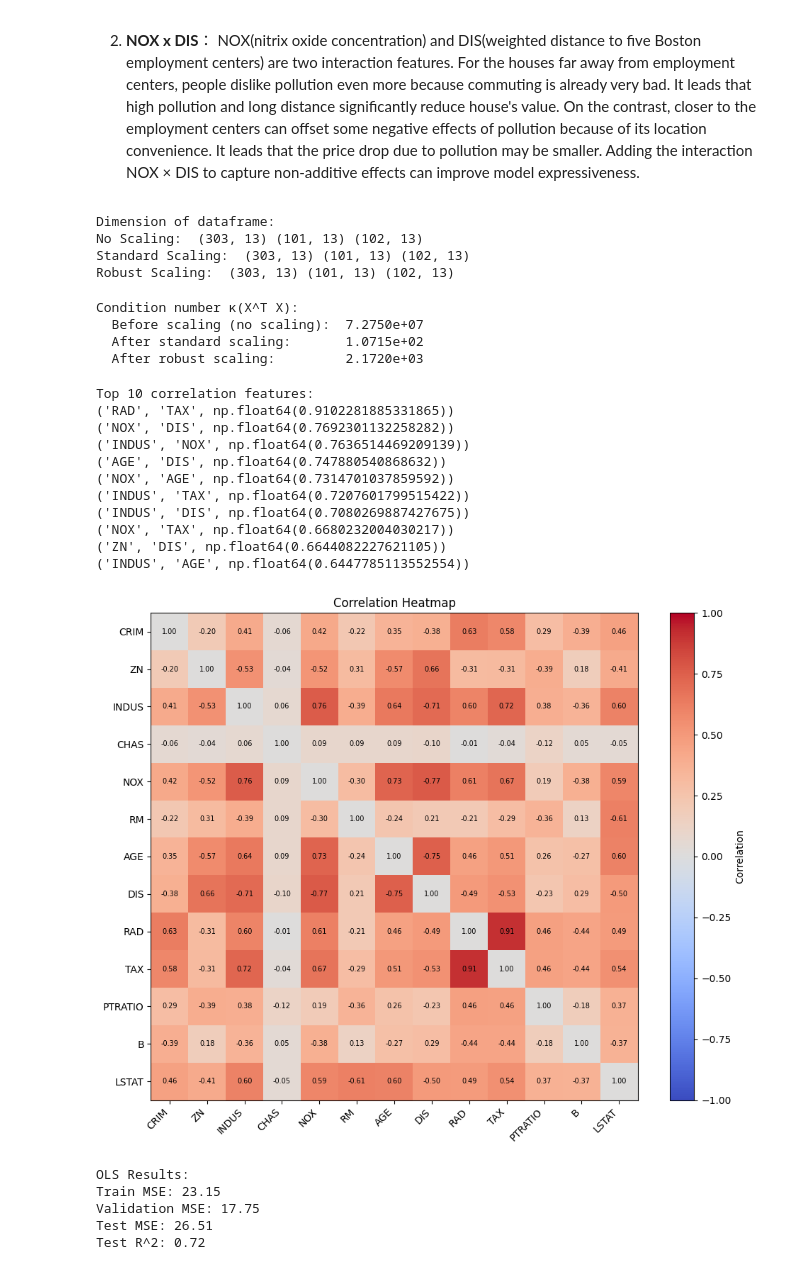
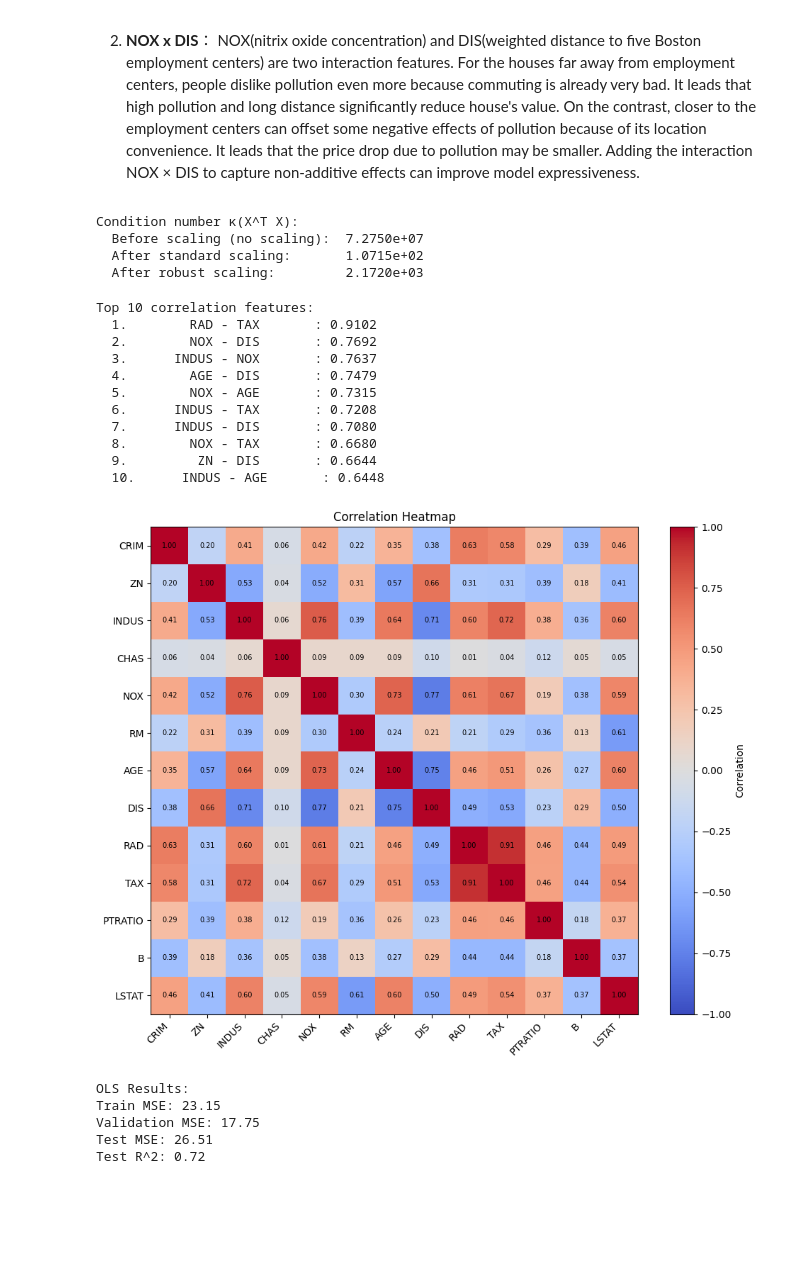
Before and after one commit to XinyaChen0216/Machine-Learning-Regression-Regularization-on-Housing-Data, a Jupyter notebook: assignment2.ipynb, the cells around one changed output. Cells and saved outputs as stored; diff of their text form; code cells hidden in the pictures; blank space fills up the shorter version.

Commit message:
before updating intercept

```diff
--- a/assignment2.ipynb
+++ b/assignment2.ipynb
@@ -105,6 +107,9 @@ RM(average number of rooms per dwelling)and LSTAT(% lower status of the populati
 NOX(nitrix oxide concentration) and DIS(weighted distance to five Boston employment centers) are two interaction features. For the houses far away from employment centers, people dislike pollution even more because commuting is already very bad. It leads that high pollution and long distance significantly reduce house's value. On the contrast, closer to the employment centers can offset some negative effects of pollution because of its location convenience. It leads that the price drop due to pollution may be smaller. Adding the interaction NOX × DIS to capture non-additive effects can improve model expressiveness.
 # %%
 #3. Run the full pipeline under three scaling settings:
+def add_intercept(X):
+    """Add column of ones for intercept."""
+    return np.hstack([np.ones((X.shape[0], 1)), X])
 
 X_train = train_df.to_numpy(dtype=float)
 X_val = validation_df.to_numpy(dtype=float)
@@ -164,15 +169,10 @@ train_robust_scaling = robust_scaler_transform(X_train, median, iqr)
 validation_robust_scaling = robust_scaler_transform(X_val, median, iqr)
 test_robust_scaling = robust_scaler_transform(X_test, median, iqr)
 
-print("Dimension of dataframe: ")
-print("No Scaling: ", train_no_scale.shape, validation_no_scale.shape, test_no_scale.shape)
-print("Standard Scaling: ", train_standard_scaling.shape, validation_standard_scaling.shape, test_standard_scaling.shape)
-print("Robust Scaling: ", train_robust_scaling.shape, validation_robust_scaling.shape, test_robust_scaling.shape)
+# print("Dimension of dataframe: ")
+# print("No Scaling: ", train_no_scale.shape, validation_no_scale.shape, test_no_scale.shape)
+# print("Standard Scaling: ", train_standard_scaling.shape, validation_standard_scaling.shape, test_standard_scaling.shape)
+# print("Robust Scaling: ", train_robust_scaling.shape, validation_robust_scaling.shape, test_robust_scaling.shape)
-# %% [output]
-Dimension of dataframe:
-No Scaling:  (303, 13) (101, 13) (102, 13)
-Standard Scaling:  (303, 13) (101, 13) (102, 13)
-Robust Scaling:  (303, 13) (101, 13) (102, 13)
 # %%
 #4. Compute and report:
 #• Condition number κ(X⊤X) (np.linalg.cond(XtX)) before and after scaling
@@ -199,65 +199,64 @@ Condition number κ(X^T X):
 # Top-10 absolute correlations among features(heatmap allowed)
 
 #.corr() -> computers Pearson correlation between features
-corr_matrix = df[features].corr()
-abs_corr_matrix = corr_matrix.abs()
+corr_matrix = df[features].corr().abs()
 
-#zero out diagonal -> each features is correlated with itself =1
-corr_values = abs_corr_matrix.values.copy()
-np.fill_diagonal(corr_values,0)
-abs_corr_matrix = pd.DataFrame(corr_values, index=abs_corr_matrix.index, columns=abs_corr_matrix.columns)
-
+# #zero out diagonal -> each features is correlated with itself =1
+corr_values = corr_matrix.values.copy()
+# np.fill_diagonal(corr_values,0) # prevent appearing in top 10
+corr_matrix = pd.DataFrame(corr_values, index=corr_matrix.index, columns=corr_matrix.columns)
 number_of_features = len(features)
 
 pairs = []
 for i in range(number_of_features):
     for j in range(i + 1, number_of_features):
-        pairs.append((features[i], features[j], abs_corr_matrix.iloc[i,j]))
+        pairs.append((features[i], features[j], corr_matrix.iloc[i,j]))
 
 pairs.sort(key=lambda x: x[2], reverse=True) #sort the pairs by the absolute correlation in descending order
 top10_pairs = pairs[:10]
 
 print("Top 10 correlation features:")
-for pair in top10_pairs:
-    print(pair)
+for i, (f1, f2, c) in enumerate(pairs[:10]):
+    print(f"  {i+1}. {f1:>10s} - {f2:<10s}: {c:.4f}")
+
 
 #heapmap:
 import matplotlib.pyplot as plt
 
 fig, ax = plt.subplots(figsize=(10, 8))
-im = ax.imshow(abs_corr_matrix, cmap="coolwarm", vmin=-1, vmax=1)
+im = ax.imshow(df[features].corr(), cmap="coolwarm", vmin=-1, vmax=1)
 
 ax.set_xticks(np.arange(number_of_features))
 ax.set_yticks(np.arange(number_of_features))
 ax.set_xticklabels(features, rotation=45, ha="right")
 ax.set_yticklabels(features)
 
 # colorbar
 cbar = plt.colorbar(im, ax=ax)
 cbar.set_label("Correlation", rotation=90)
 
 annotate = True
 if annotate:
     for i in range(number_of_features):
         for j in range(number_of_features):
             ax.text(j, i, f"{corr_matrix.iloc[i, j]:.2f}", ha="center", va="center", fontsize=7)
 
 ax.set_title("Correlation Heatmap")
 plt.tight_layout()
 plt.show()
 # %% [output]
 Top 10 correlation features:
-('RAD', 'TAX', np.float64(0.9102281885331865))
-('NOX', 'DIS', np.float64(0.7692301132258282))
-('INDUS', 'NOX', np.float64(0.7636514469209139))
-('AGE', 'DIS', np.float64(0.747880540868632))
-('NOX', 'AGE', np.float64(0.7314701037859592))
-('INDUS', 'TAX', np.float64(0.7207601799515422))
-('INDUS', 'DIS', np.float64(0.7080269887427675))
-('NOX', 'TAX', np.float64(0.6680232004030217))
-('ZN', 'DIS', np.float64(0.6644082227621105))
-('INDUS', 'AGE', np.float64(0.6447785113552554))
+  1.        RAD - TAX       : 0.9102
+  2.        NOX - DIS       : 0.7692
+  3.      INDUS - NOX       : 0.7637
+  4.        AGE - DIS       : 0.7479
+  5.        NOX - AGE       : 0.7315
+  6.      INDUS - TAX       : 0.7208
+  7.      INDUS - DIS       : 0.7080
+  8.        NOX - TAX       : 0.6680
+  9.         ZN - DIS       : 0.6644
+  10.      INDUS - AGE       : 0.6448
-[figure, old version]
+[figure, new version]
 # %%
 #1.3 1C. Implementations (From Scratch)
 #1. OLS: implement fit and predict using pseudo-inverse.
```
Also changed, not shown: parts of 8 cells of this notebook.
